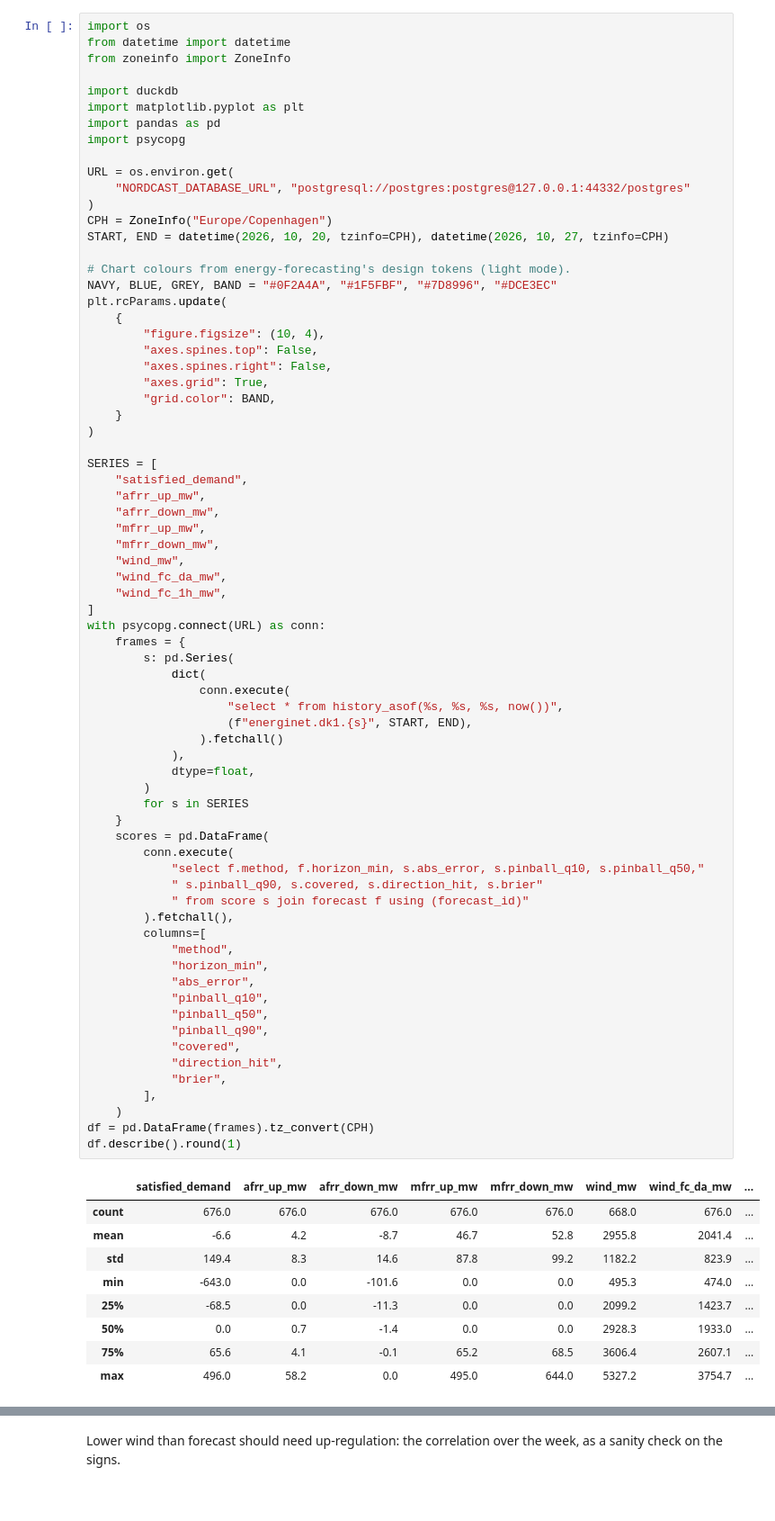
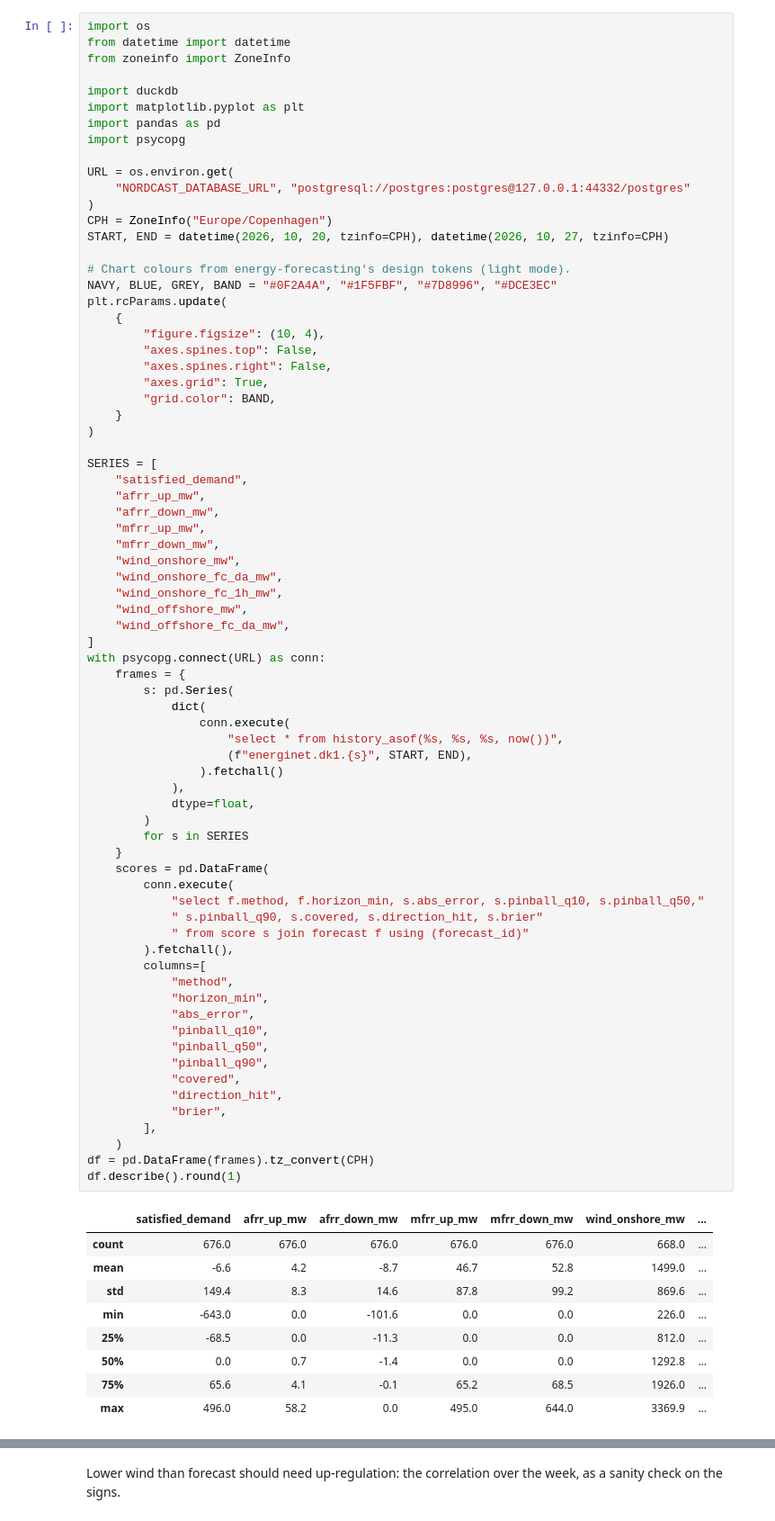
Before and after one commit to rikokardamow/nordcast, a Jupyter notebook: notebooks/01_look.ipynb, the cells around one changed output, grey strips where cells are left out. Shown at 90% size. Saved outputs shown, nothing was run; the diff lists cells and outputs as text.

```diff
--- a/notebooks/01_look.ipynb
+++ b/notebooks/01_look.ipynb
@@ -36,9 +36,11 @@ SERIES = [
     "afrr_down_mw",
     "mfrr_up_mw",
     "mfrr_down_mw",
-    "wind_mw",
-    "wind_fc_da_mw",
-    "wind_fc_1h_mw",
+    "wind_onshore_mw",
+    "wind_onshore_fc_da_mw",
+    "wind_onshore_fc_1h_mw",
+    "wind_offshore_mw",
+    "wind_offshore_fc_da_mw",
 ]
 with psycopg.connect(URL) as conn:
     frames = {
@@ -47,42 +49,42 @@ with psycopg.connect(URL) as conn:
                 conn.execute(
                     "select * from history_asof(%s, %s, %s, now())",
                     (f"energinet.dk1.{s}", START, END),
                 ).fetchall()
             ),
             dtype=float,
         )
         for s in SERIES
     }
     scores = pd.DataFrame(
         conn.execute(
             "select f.method, f.horizon_min, s.abs_error, s.pinball_q10, s.pinball_q50,"
             " s.pinball_q90, s.covered, s.direction_hit, s.brier"
             " from score s join forecast f using (forecast_id)"
         ).fetchall(),
         columns=[
             "method",
             "horizon_min",
             "abs_error",
             "pinball_q10",
             "pinball_q50",
             "pinball_q90",
             "covered",
             "direction_hit",
             "brier",
         ],
     )
 df = pd.DataFrame(frames).tz_convert(CPH)
 df.describe().round(1)
 # %% [output]
-|  | satisfied_demand | afrr_up_mw | afrr_down_mw | mfrr_up_mw | mfrr_down_mw | wind_mw | wind_fc_da_mw | ... |
-| count | 676.0 | 676.0 | 676.0 | 676.0 | 676.0 | 668.0 | 676.0 | ... |
-| mean | -6.6 | 4.2 | -8.7 | 46.7 | 52.8 | 2955.8 | 2041.4 | ... |
-| std | 149.4 | 8.3 | 14.6 | 87.8 | 99.2 | 1182.2 | 823.9 | ... |
-| min | -643.0 | 0.0 | -101.6 | 0.0 | 0.0 | 495.3 | 474.0 | ... |
-| 25% | -68.5 | 0.0 | -11.3 | 0.0 | 0.0 | 2099.2 | 1423.7 | ... |
-| 50% | 0.0 | 0.7 | -1.4 | 0.0 | 0.0 | 2928.3 | 1933.0 | ... |
-| 75% | 65.6 | 4.1 | -0.1 | 65.2 | 68.5 | 3606.4 | 2607.1 | ... |
-| max | 496.0 | 58.2 | 0.0 | 495.0 | 644.0 | 5327.2 | 3754.7 | ... |
+|  | satisfied_demand | afrr_up_mw | afrr_down_mw | mfrr_up_mw | mfrr_down_mw | wind_onshore_mw | ... |
+| count | 676.0 | 676.0 | 676.0 | 676.0 | 676.0 | 668.0 | ... |
+| mean | -6.6 | 4.2 | -8.7 | 46.7 | 52.8 | 1499.0 | ... |
+| std | 149.4 | 8.3 | 14.6 | 87.8 | 99.2 | 869.6 | ... |
+| min | -643.0 | 0.0 | -101.6 | 0.0 | 0.0 | 226.0 | ... |
+| 25% | -68.5 | 0.0 | -11.3 | 0.0 | 0.0 | 812.0 | ... |
+| 50% | 0.0 | 0.7 | -1.4 | 0.0 | 0.0 | 1292.8 | ... |
+| 75% | 65.6 | 4.1 | -0.1 | 65.2 | 68.5 | 1926.0 | ... |
+| max | 496.0 | 58.2 | 0.0 | 495.0 | 644.0 | 3369.9 | ... |
 # %%
 fig, (top, bottom) = plt.subplots(
     2, 1, figsize=(11, 6.5), sharex=True, gridspec_kw={"height_ratios": [3, 2]}
```
Also changed, not shown: parts of 3 cells of this notebook, 18 other files.
